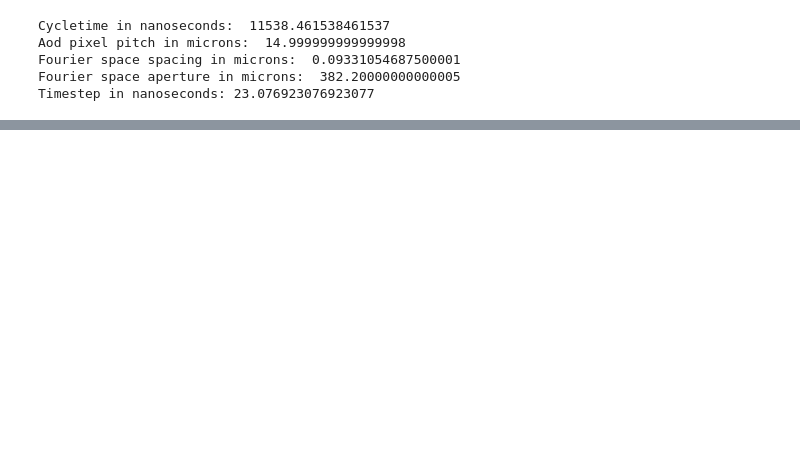
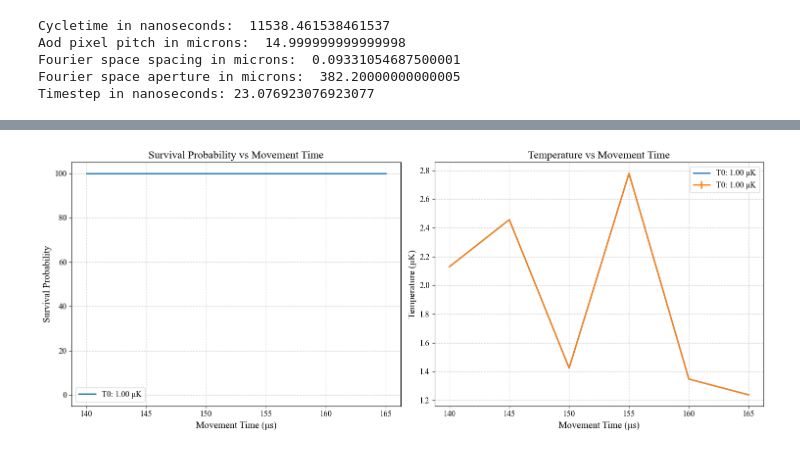
Before and after one commit to nsong03/Ultracold-Research, a Jupyter notebook: TweezerOptimization/AWGwaveformopt_outofplane.ipynb, the cells around one changed output, grey strips where cells are left out. Cells and saved outputs as stored; diff of their text form; code cells hidden in the pictures; blank space fills up the shorter version.

```diff
--- a/TweezerOptimization/AWGwaveformopt_outofplane.ipynb
+++ b/TweezerOptimization/AWGwaveformopt_outofplane.ipynb
@@ -147,0 +441,4 @@ readout, movementframes = analyze_fixeddistance_nonoptimized_oop_2D(movetimes, m
+# %%
+plots_fixeddistance(movetimes, movetemperatures, readout1)
+# %% [output]
+[figure, added]
```
Also changed, not shown: parts of 24 cells of this notebook, 4 other files.
